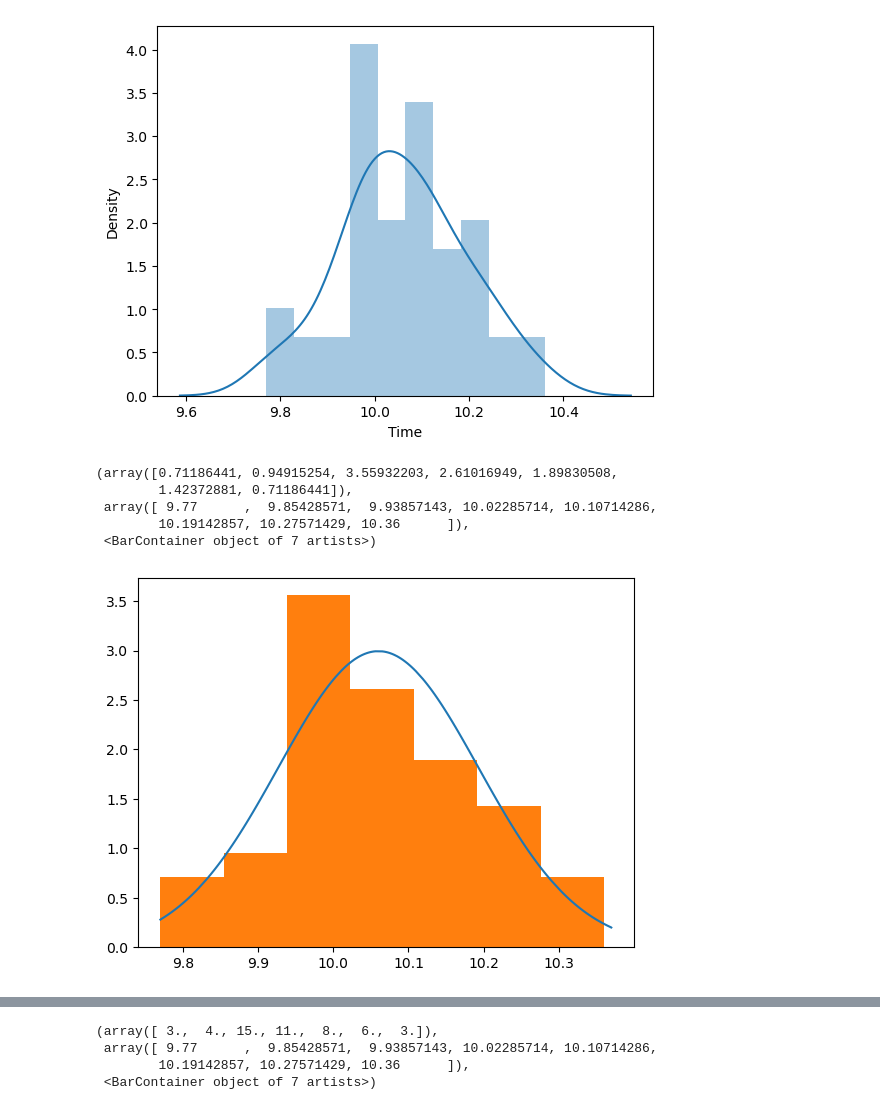
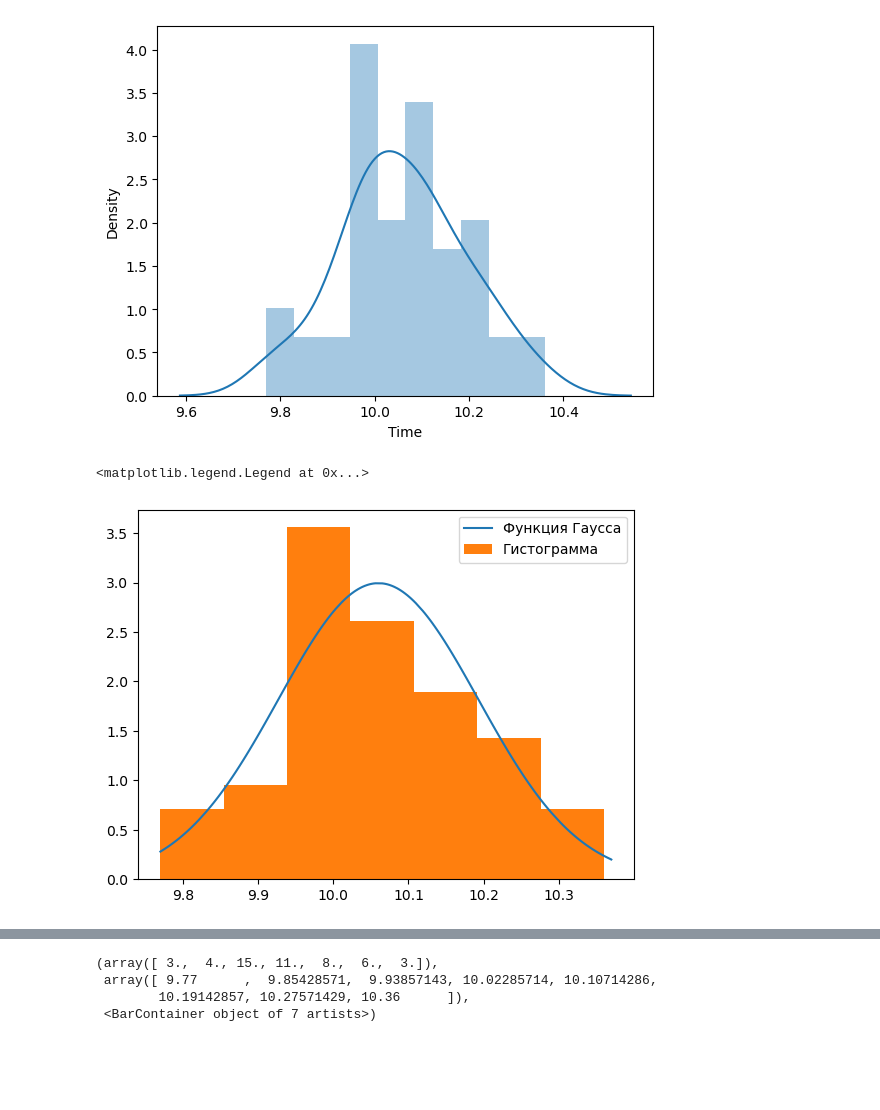
Before and after one commit to paradise900/phisics_1lab, a Jupyter notebook: 1.ipynb, the cells around one changed output, grey strips where cells are left out. Cells and saved outputs as stored; diff of their text form; code cells hidden in the pictures; blank space fills up the shorter version.

```diff
--- a/1.ipynb
+++ b/1.ipynb
@@ -83,10 +83,7 @@ https://gist.github.com/mwaskom/de44147ed2974457ad6372750bbe5751
 # %%
 plt.plot(T, ro)
 plt.hist(arr, density=True, bins=7, label='arr')
+plt.legend(['Функция Гаусса', 'Гистограмма'])
 # %% [output]
-(array([0.71186441, 0.94915254, 3.55932203, 2.61016949, 1.89830508,
-        1.42372881, 0.71186441]),
- array([ 9.77      ,  9.85428571,  9.93857143, 10.02285714, 10.10714286,
-        10.19142857, 10.27571429, 10.36      ]),
- <BarContainer object of 7 artists>)
+<matplotlib.legend.Legend at 0x...>
-[figure, old version]
+[figure, new version]
```
Also changed, not shown: parts of 1 cell of this notebook, 1 other file.
